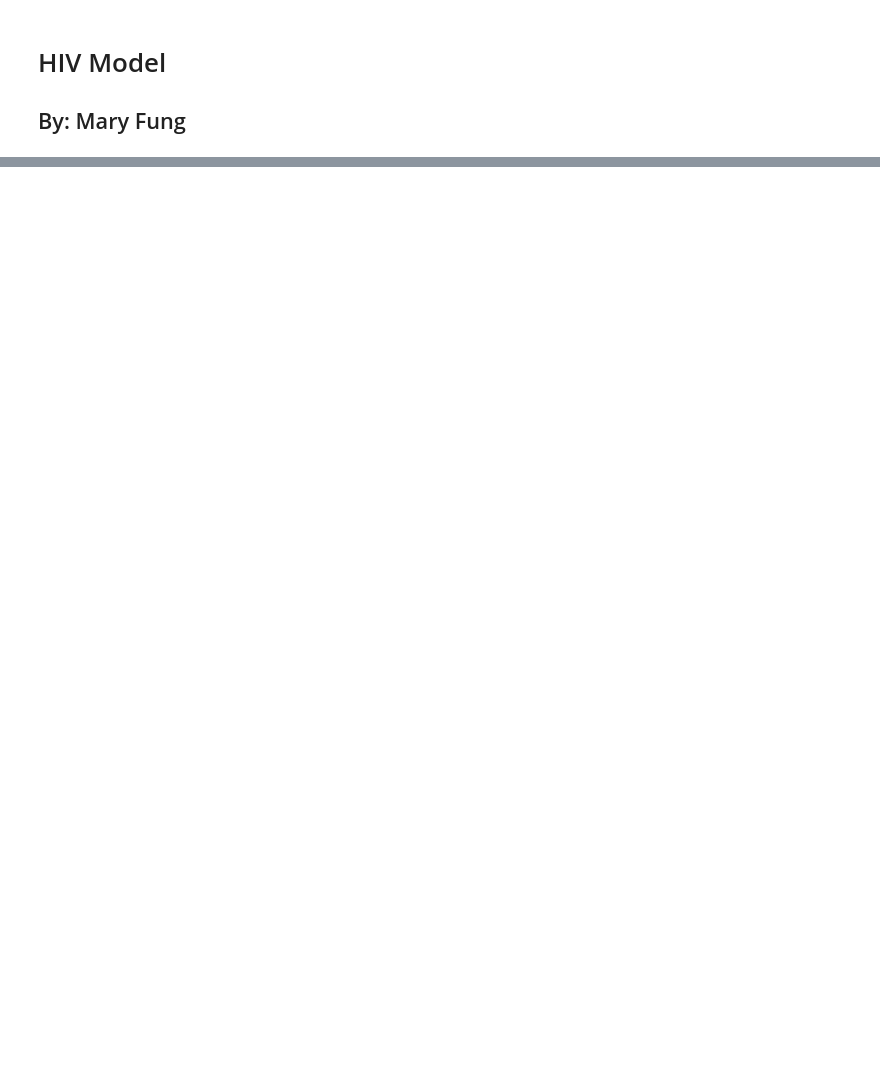
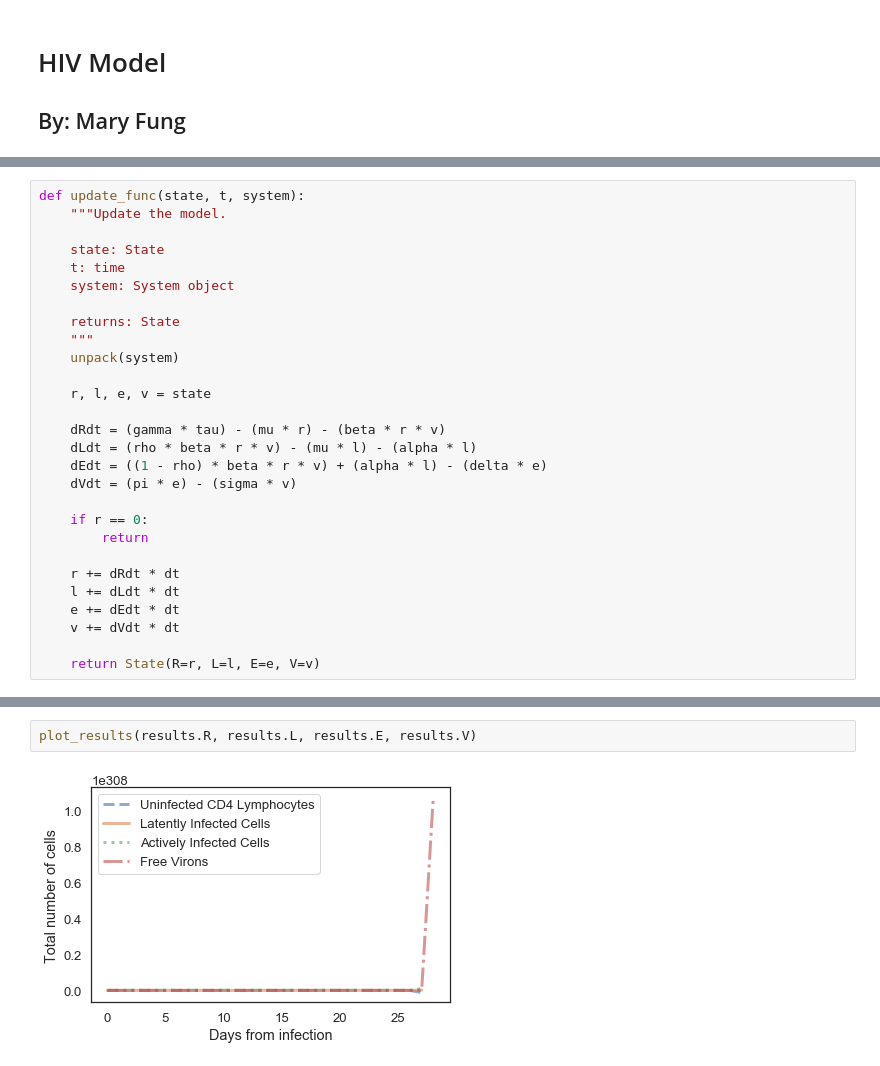
Before and after one commit to fung18870/ModSimPy, a Jupyter notebook: code/hiv_model.ipynb, the cells around one changed output, grey strips where cells are left out. Drawn from its saved outputs; the diff is of its cells as text; blank space fills up the shorter version.

```diff
--- a/code/hiv_model.ipynb
+++ b/code/hiv_model.ipynb
@@ -74,2 +59,30 @@ init = State (R=1000, L=0, E=0, V=100,)
+# %%
+def update_func(state, t, system):
+    """Update the model.
+
+    state: State
+    t: time
+    system: System object
+
+    returns: State
+    """
+    unpack(system)
+
+    r, l, e, v = state
+
+    dRdt = (gamma * tau) - (mu * r) - (beta * r * v)
+    dLdt = (rho * beta * r * v) - (mu * l) - (alpha * l)
+    dEdt = ((1 - rho) * beta * r * v) + (alpha * l) - (delta * e)
+    dVdt = (pi * e) - (sigma * v)
+
+    if r == 0:
+        return
+
+    r += dRdt * dt
+    l += dLdt * dt
+    e += dEdt * dt
+    v += dVdt * dt
+
+    return State(R=r, L=l, E=e, V=v)
 # %%
 #Create initial system values as listed in the chart in the paper.
@@ -95,0 +116,4 @@ system = System(gamma=1.36,
+# %%
+plot_results(results.R, results.L, results.E, results.V)
+# %% [output]
+[figure, added]
```
Also changed, not shown: parts of 9 cells of this notebook, 14 other files.
